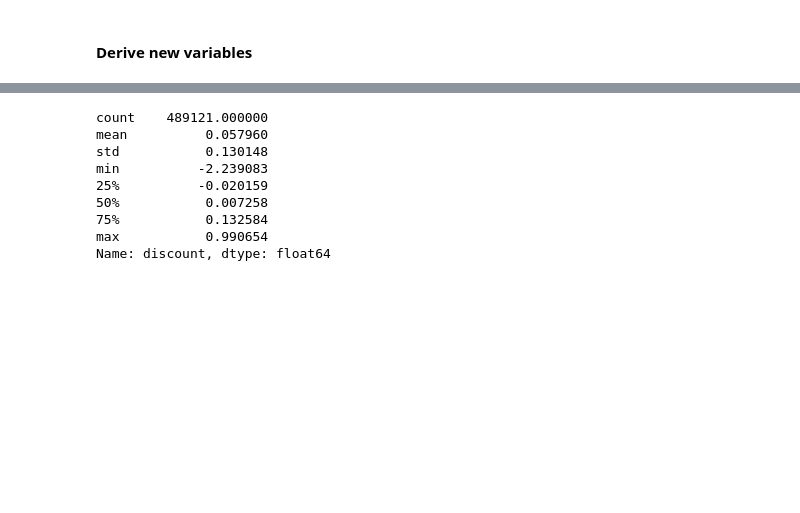
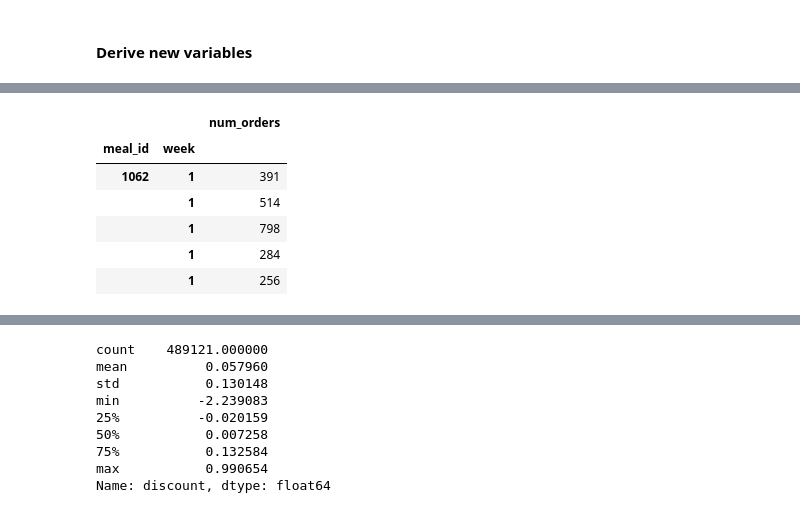
Before and after one commit to monilgudhka/food_demand_forecasting, a Jupyter notebook: data_cleaning/data_cleaning.ipynb, the cells around one changed output, grey strips where cells are left out. Saved outputs shown, nothing was run; the diff lists cells and outputs as text; code cells hidden in the pictures; blank space fills up the shorter version.

```diff
--- a/data_cleaning/data_cleaning.ipynb
+++ b/data_cleaning/data_cleaning.ipynb
@@ -533,0 +557,13 @@ Let's derive discount using checkout_price and base_price
+# %%
+meal_across_center = training_data[['week', 'meal_id', 'num_orders']]
+meal_across_center = meal_across_center.set_index(['meal_id', 'week'])
+meal_across_center = meal_across_center.sort_index()
+meal_across_center.head()
+# %% [output]
+|  |  | num_orders |
+| meal_id | week |  |
+| 1062 | 1 | 391 |
+|  | 1 | 514 |
+|  | 1 | 798 |
+|  | 1 | 284 |
+|  | 1 | 256 |
```
Also changed, not shown: parts of 14 cells of this notebook, 1 other file.
